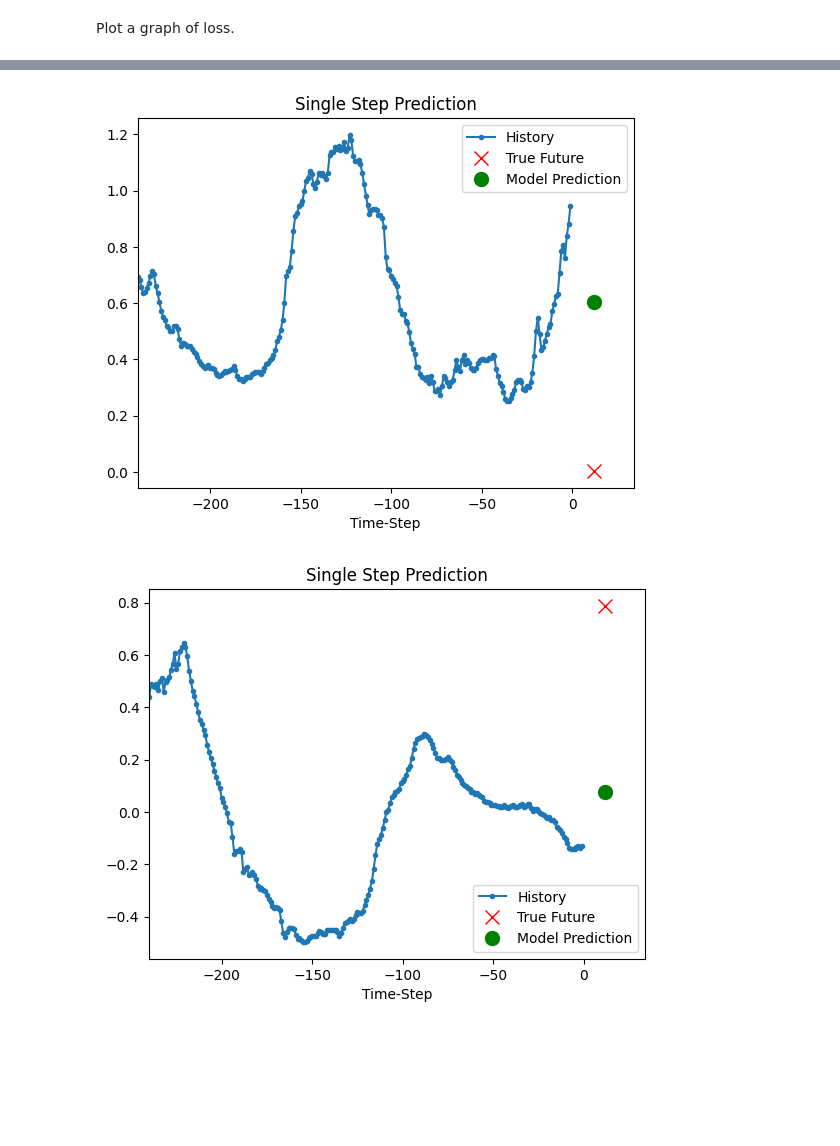
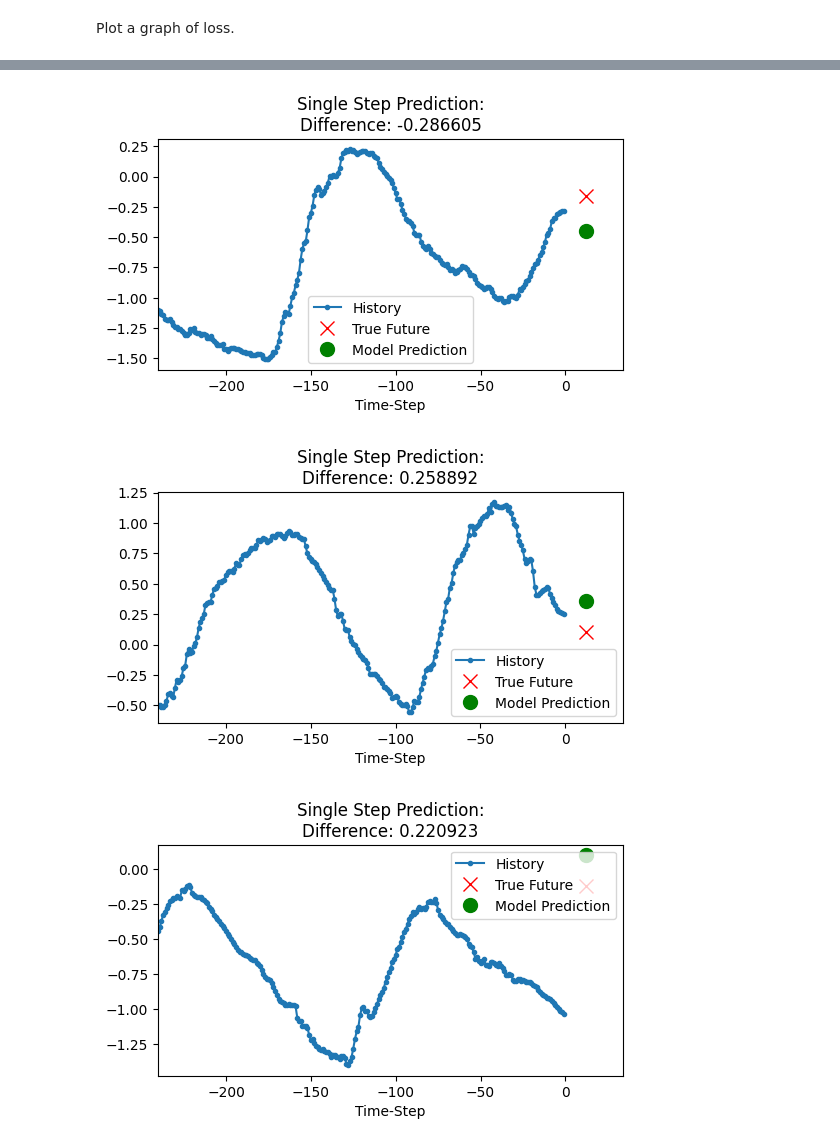
Before and after one commit to 42Cummer/WhethertheWeather, a Jupyter notebook: CWeather.ipynb, the cells around one changed output, grey strips where cells are left out. Drawn from its saved outputs; the diff is of its cells as text; code cells hidden in the pictures; blank space fills up the shorter version.

Commit message:
updated classical lstm model

```diff
--- a/CWeather.ipynb
+++ b/CWeather.ipynb
@@ -132,9 +132,10 @@ class LSTMModel(nn.Module):
 
     def forward(self, batch_input):
         x = batch_input.permute(0, 2, 1)
-        x = F.relu(self.input_layer(x))
+        x = self.input_layer(x)
         x, (_, _) = self.c_layer(x)
-        x = self.output_layer(self.output_layer(x).squeeze())
+        x = F.adaptive_avg_pool1d(x, output_size=1).squeeze(-1)
+        x = self.output_layer(x)
         return x
 # %%
 Milner = LSTMModel(
@@ -183,7 +193,7 @@ for epoch in range(EPOCHS):
     for step, (X_batch, y_batch) in enumerate(WeatherLoader):
         logits = Milner(X_batch)
         loss = loss_fn(logits, y_batch)
-        Middlefield.zero_grad()
+        Milner.zero_grad()
         loss.backward()
         optimizer.step()
         train_Loss += loss.item()
@@ -233,38 +246,46 @@ plt.show()
 # %%
 def show_plot(plot_data, delta, title):
+    plt.figure(figsize=(6, 3))
+
     labels = ["History", "True Future", "Model Prediction"]
     marker = [".-", "rx", "go"]
     time_steps = list(range(-(plot_data[0].shape[0]), 0))
     if delta: future = delta
     else: future = 0
 
-    plt.title(title)
     for i, val in enumerate(plot_data):
         if i: plt.plot(future, plot_data[i], marker[i], markersize=10, label=labels[i])
         else: plt.plot(time_steps, plot_data[i].flatten(), marker[i], label=labels[i])
     plt.legend()
     plt.xlim([time_steps[0], (future + 5) * 2])
     plt.xlabel("Time-Step")
+
+    prediction_last = plot_data[2][-1]  # Model prediction at the last timestep
+    actual_last = plot_data[1][-1]      # True value at the last timestep
+    difference = prediction_last - actual_last  # Difference between prediction and actual value
+
+    plt.title(title + f'\nDifference: {difference:.6f}')
     plt.show()
     return
 # %%
-examples = 2
+examples = 3
 
 for X_batch, y_batch in ValidLoader:
-    Middlefield.eval()
+    Milner.eval()
     with torch.no_grad():
         predictions = Milner(X_batch)
 
-    if np.random.random() >= 0.5:
+    if np.random.random() >= 0.95:
         examples -= 1
 
         show_plot(
             [X_batch[0][:, 1].numpy(), y_batch[0].numpy(), predictions[0]],
             delta = 12,
-            title = "Single Step Prediction"
+            title = f"Single Step Prediction:"
         )
 
     if not examples: break
 # %% [output]
-[figure, old version]
+[figure, new version]
-[figure, old version]
+[figure, new version]
+[figure, added]
```
Also changed, not shown: parts of 4 cells of this notebook.
